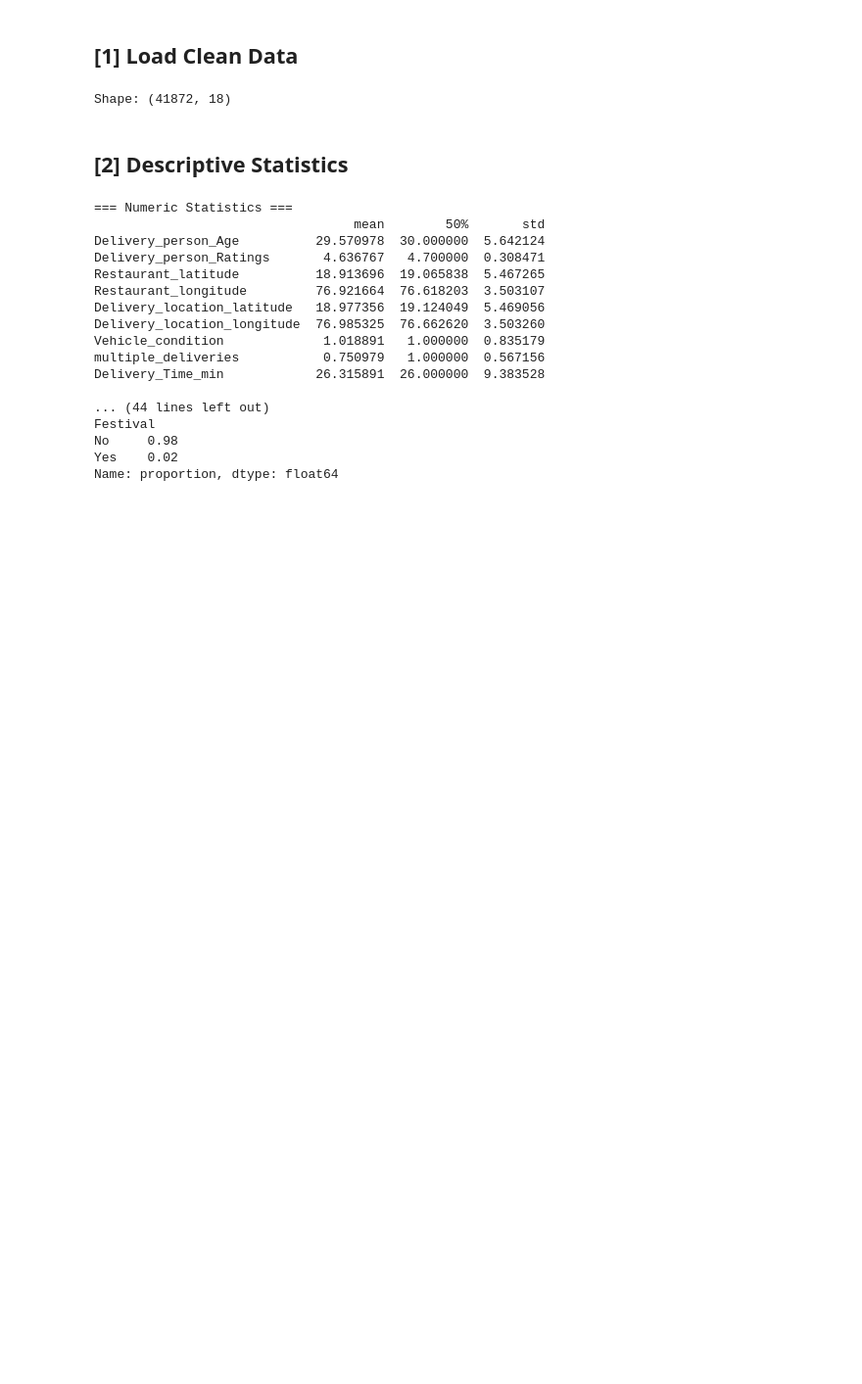
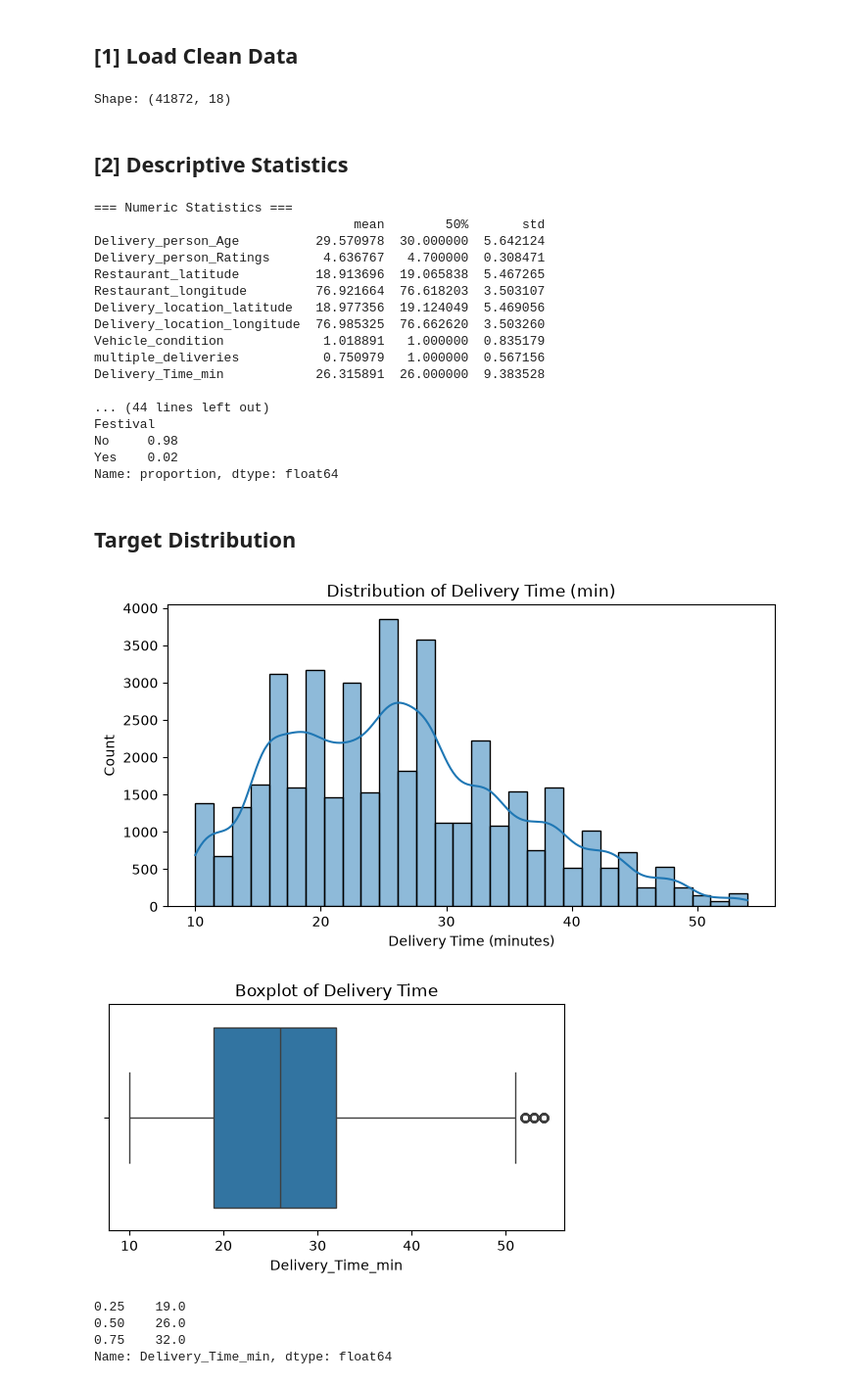
Before and after one commit to hamzalafsioui/DeliveryETA, a Jupyter notebook: notebooks/02_eda.ipynb, the cells around one changed output. Shown at 98% size. Drawn from its saved outputs; the diff is of its cells as text; code cells hidden in the pictures; blank space fills up the shorter version.

Commit message:
Target Distribution

```diff
--- a/notebooks/02_eda.ipynb
+++ b/notebooks/02_eda.ipynb
@@ -42,3 +42,27 @@ Festival
 No     0.98
 Yes    0.02
 Name: proportion, dtype: float64
+# %% [markdown]
+## Target Distribution
+# %%
+plt.figure(figsize=(8,4))
+sns.histplot(df['Delivery_Time_min'], bins=30, kde=True)
+plt.title("Distribution of Delivery Time (min)")
+plt.xlabel("Delivery Time (minutes)")
+plt.show()
+
+
+plt.figure(figsize=(6,3))
+sns.boxplot(x=df['Delivery_Time_min'])
+plt.title("Boxplot of Delivery Time")
+plt.show()
+
+df["Delivery_Time_min"].median()
+df["Delivery_Time_min"].quantile([0.25, 0.50, 0.75])
+# %% [output]
+[figure, added]
+[figure, added]
+0.25    19.0
+0.50    26.0
+0.75    32.0
+Name: Delivery_Time_min, dtype: float64
```
Also changed, not shown: parts of 1 cell of this notebook.
